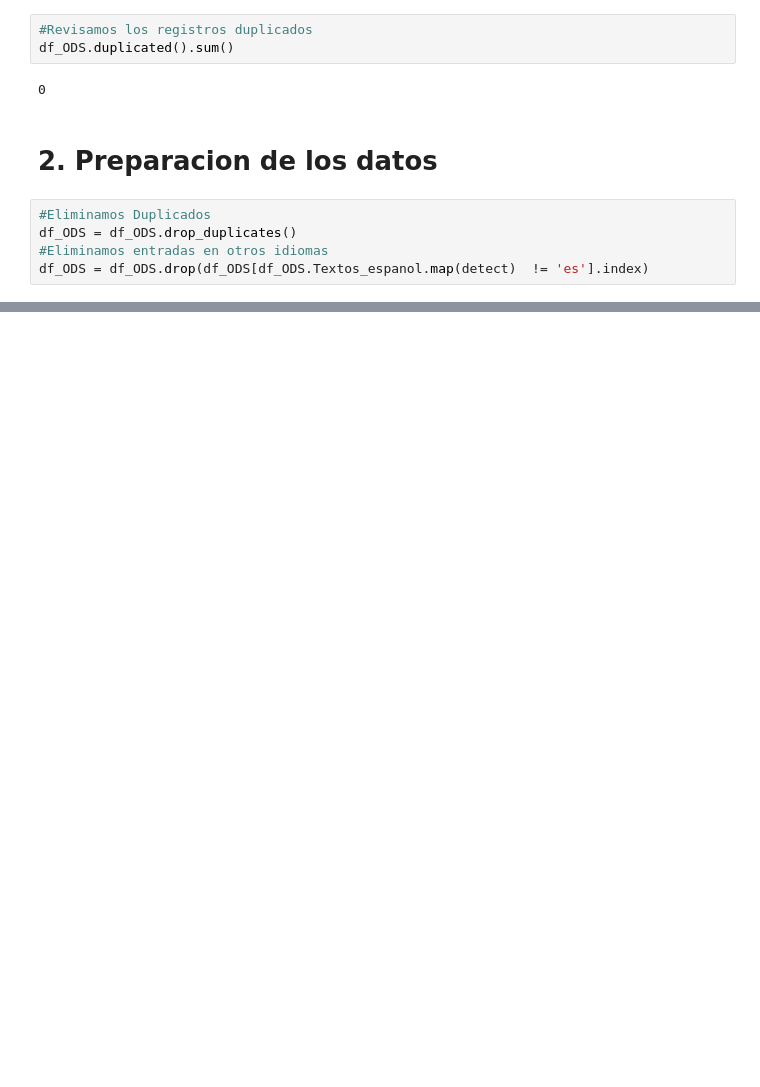
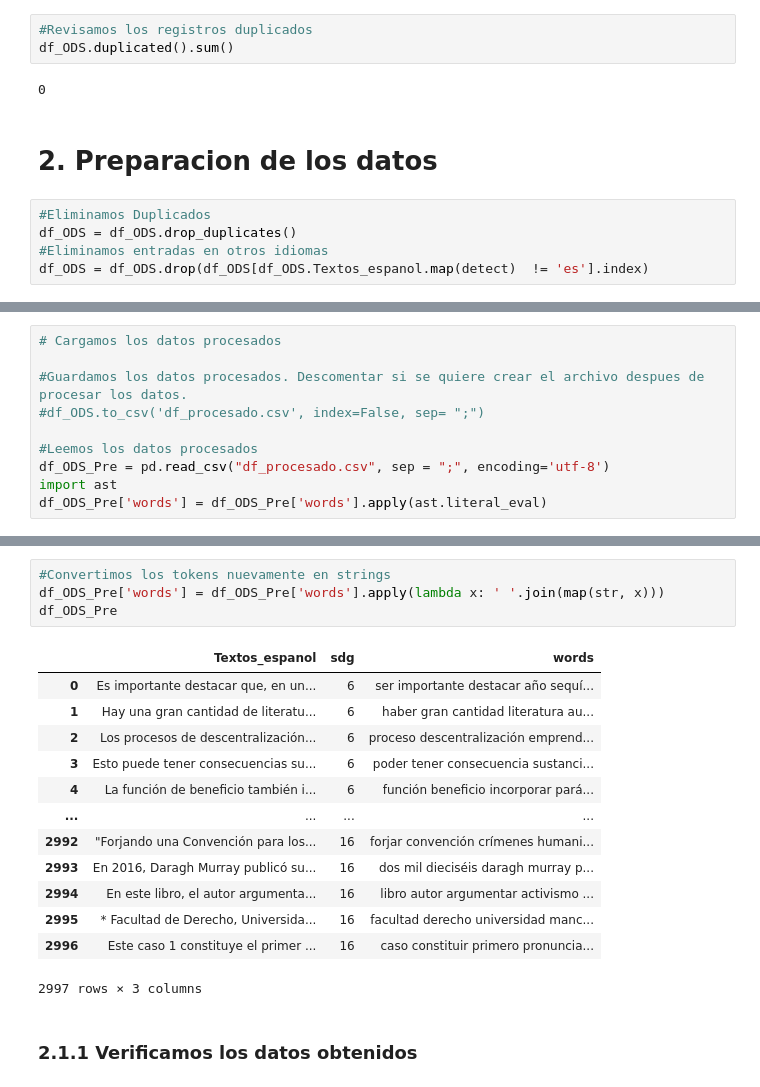
Before and after one commit to afborda20/proyectoBI2023, a Jupyter notebook: Proyecto1.ipynb, the cells around one changed output, grey strips where cells are left out. Saved outputs shown, nothing was run; the diff lists cells and outputs as text; blank space fills up the shorter version.

```diff
--- a/Proyecto1.ipynb
+++ b/Proyecto1.ipynb
@@ -527,0 +237,10 @@ accuracy_score(y_test, predicted)
+# %%
+# Cargamos los datos procesados
+
+#Guardamos los datos procesados. Descomentar si se quiere crear el archivo despues de procesar los datos.
+#df_ODS.to_csv('df_procesado.csv', index=False, sep= ";")
+
+#Leemos los datos procesados
+df_ODS_Pre = pd.read_csv("df_procesado.csv", sep = ";", encoding='utf-8')
+import ast
+df_ODS_Pre['words'] = df_ODS_Pre['words'].apply(ast.literal_eval)
@@ -527,0 +257,20 @@ accuracy_score(y_test, predicted)
+# %%
+#Convertimos los tokens nuevamente en strings
+df_ODS_Pre['words'] = df_ODS_Pre['words'].apply(lambda x: ' '.join(map(str, x)))
+df_ODS_Pre
+# %% [output]
+|  | Textos_espanol | sdg | words |
+| 0 | Es importante destacar que, en un... | 6 | ser importante destacar año sequí... |
+| 1 | Hay una gran cantidad de literatu... | 6 | haber gran cantidad literatura au... |
+| 2 | Los procesos de descentralización... | 6 | proceso descentralización emprend... |
+| 3 | Esto puede tener consecuencias su... | 6 | poder tener consecuencia sustanci... |
+| 4 | La función de beneficio también i... | 6 | función beneficio incorporar pará... |
+| ... | ... | ... | ... |
+| 2992 | "Forjando una Convención para los... | 16 | forjar convención crímenes humani... |
+| 2993 | En 2016, Daragh Murray publicó su... | 16 | dos mil dieciséis daragh murray p... |
+| 2994 | En este libro, el autor argumenta... | 16 | libro autor argumentar activismo ... |
+| 2995 | * Facultad de Derecho, Universida... | 16 | facultad derecho universidad manc... |
+| 2996 | Este caso 1 constituye el primer ... | 16 | caso constituir primero pronuncia... |
+2997 rows × 3 columns
+# %% [markdown]
+### 2.1.1 Verificamos los datos obtenidos
```
Also changed, not shown: parts of 44 cells of this notebook, 1 other file.
